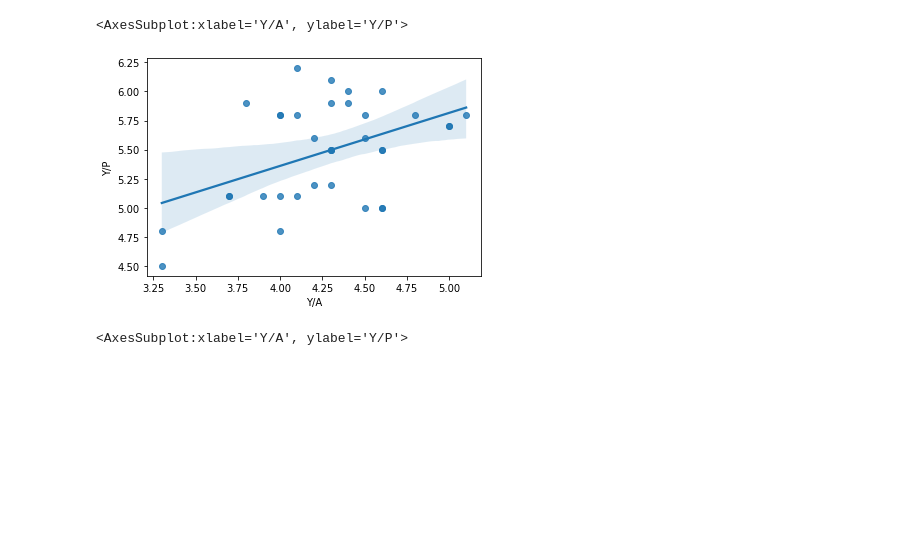
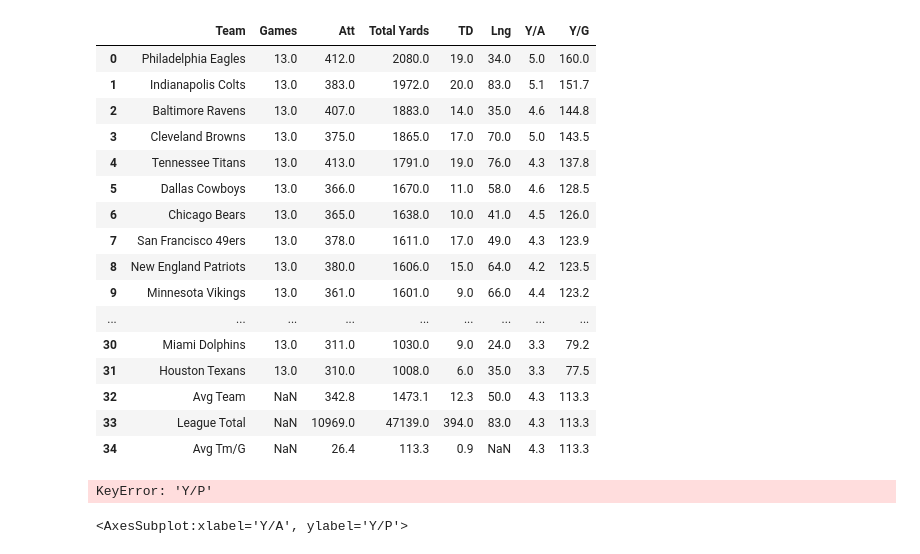
Before and after one commit to RohitPasu/ManILoveFootball, a Jupyter notebook: final.ipynb, the cells around one changed output. Drawn from its saved outputs; the diff is of its cells as text; code cells hidden in the pictures; blank space fills up the shorter version.

```diff
--- a/final.ipynb
+++ b/final.ipynb
@@ -53,6 +83,30 @@ offense_stats
+# %%
+rushing_stats = rushing_stats.drop(columns=['Rk'])
+rushing_stats = rushing_stats.drop(columns=['Fmb'])
+rushing_stats = rushing_stats.drop(columns=['EXP'])
+rushing_stats = rushing_stats.rename(columns={"Tm": "Team", "G": "Games"})
+rushing_stats.rename(columns={rushing_stats.columns[3]: "Total Yards" }, inplace = True)
+rushing_stats
+# %% [output]
+|  | Team | Games | Att | Total Yards | TD | Lng | Y/A | Y/G |
+| 0 | Philadelphia Eagles | 13.0 | 412.0 | 2080.0 | 19.0 | 34.0 | 5.0 | 160.0 |
+| 1 | Indianapolis Colts | 13.0 | 383.0 | 1972.0 | 20.0 | 83.0 | 5.1 | 151.7 |
+| 2 | Baltimore Ravens | 13.0 | 407.0 | 1883.0 | 14.0 | 35.0 | 4.6 | 144.8 |
+| 3 | Cleveland Browns | 13.0 | 375.0 | 1865.0 | 17.0 | 70.0 | 5.0 | 143.5 |
+| 4 | Tennessee Titans | 13.0 | 413.0 | 1791.0 | 19.0 | 76.0 | 4.3 | 137.8 |
+| 5 | Dallas Cowboys | 13.0 | 366.0 | 1670.0 | 11.0 | 58.0 | 4.6 | 128.5 |
+| 6 | Chicago Bears | 13.0 | 365.0 | 1638.0 | 10.0 | 41.0 | 4.5 | 126.0 |
+| 7 | San Francisco 49ers | 13.0 | 378.0 | 1611.0 | 17.0 | 49.0 | 4.3 | 123.9 |
+| 8 | New England Patriots | 13.0 | 380.0 | 1606.0 | 15.0 | 64.0 | 4.2 | 123.5 |
+| 9 | Minnesota Vikings | 13.0 | 361.0 | 1601.0 | 9.0 | 66.0 | 4.4 | 123.2 |
+| ... | ... | ... | ... | ... | ... | ... | ... | ... |
+| 30 | Miami Dolphins | 13.0 | 311.0 | 1030.0 | 9.0 | 24.0 | 3.3 | 79.2 |
+| 31 | Houston Texans | 13.0 | 310.0 | 1008.0 | 6.0 | 35.0 | 3.3 | 77.5 |
+| 32 | Avg Team | NaN | 342.8 | 1473.1 | 12.3 | 50.0 | 4.3 | 113.3 |
+| 33 | League Total | NaN | 10969.0 | 47139.0 | 394.0 | 83.0 | 4.3 | 113.3 |
+| 34 | Avg Tm/G | NaN | 26.4 | 113.3 | 0.9 | NaN | 4.3 | 113.3 |
 # %%
 offense_stats.dropna()
-sns.regplot(x = offense_stats['Y/A'].astype(float), y = offense_stats['Y/P'].astype(float))
+sns.regplot(x = offense_stats['Y/A'].astype(float), y = offense_stats['Y/P'])
 # %% [output]
-<AxesSubplot:xlabel='Y/A', ylabel='Y/P'>
+KeyError: 'Y/P'
-[figure, removed]
```
Also changed, not shown: parts of 3 cells of this notebook.
